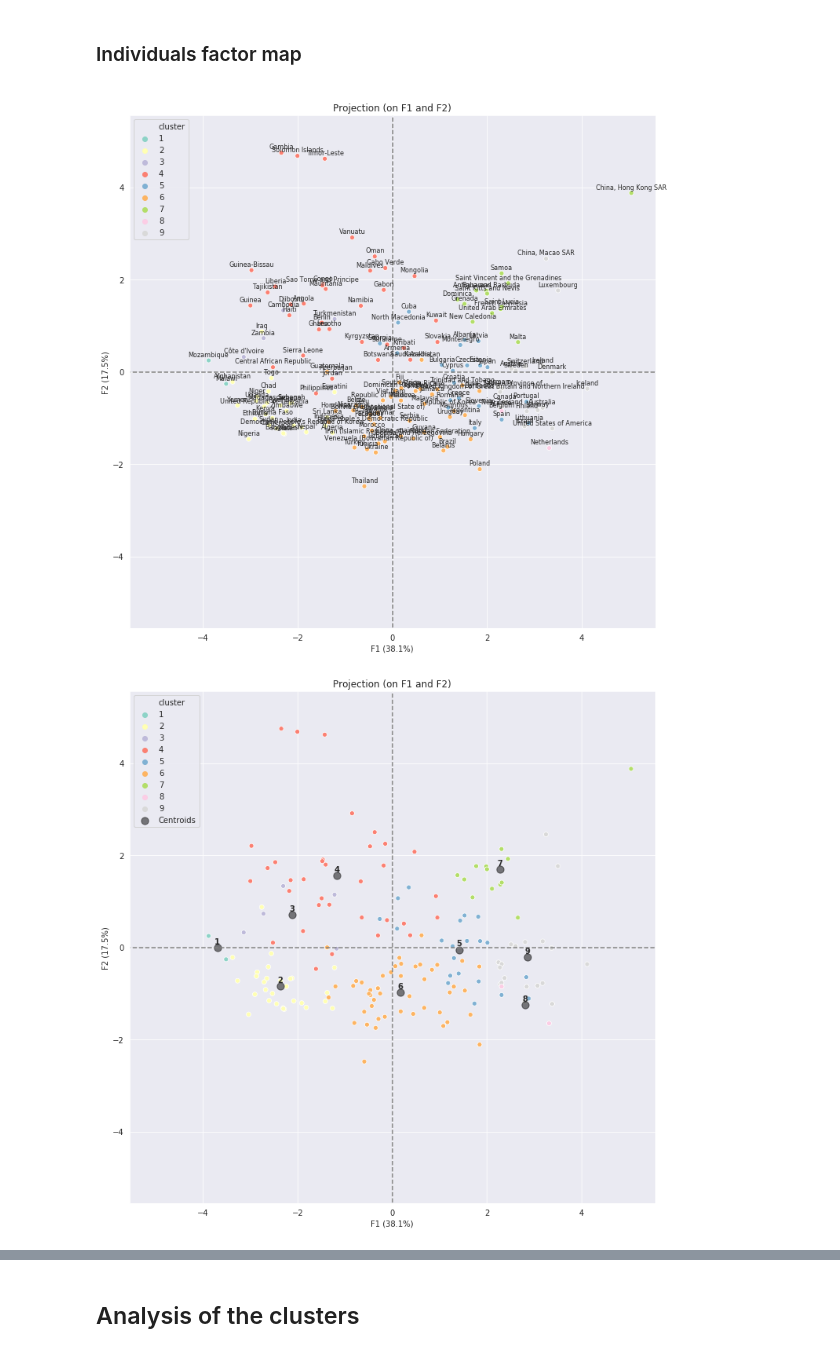
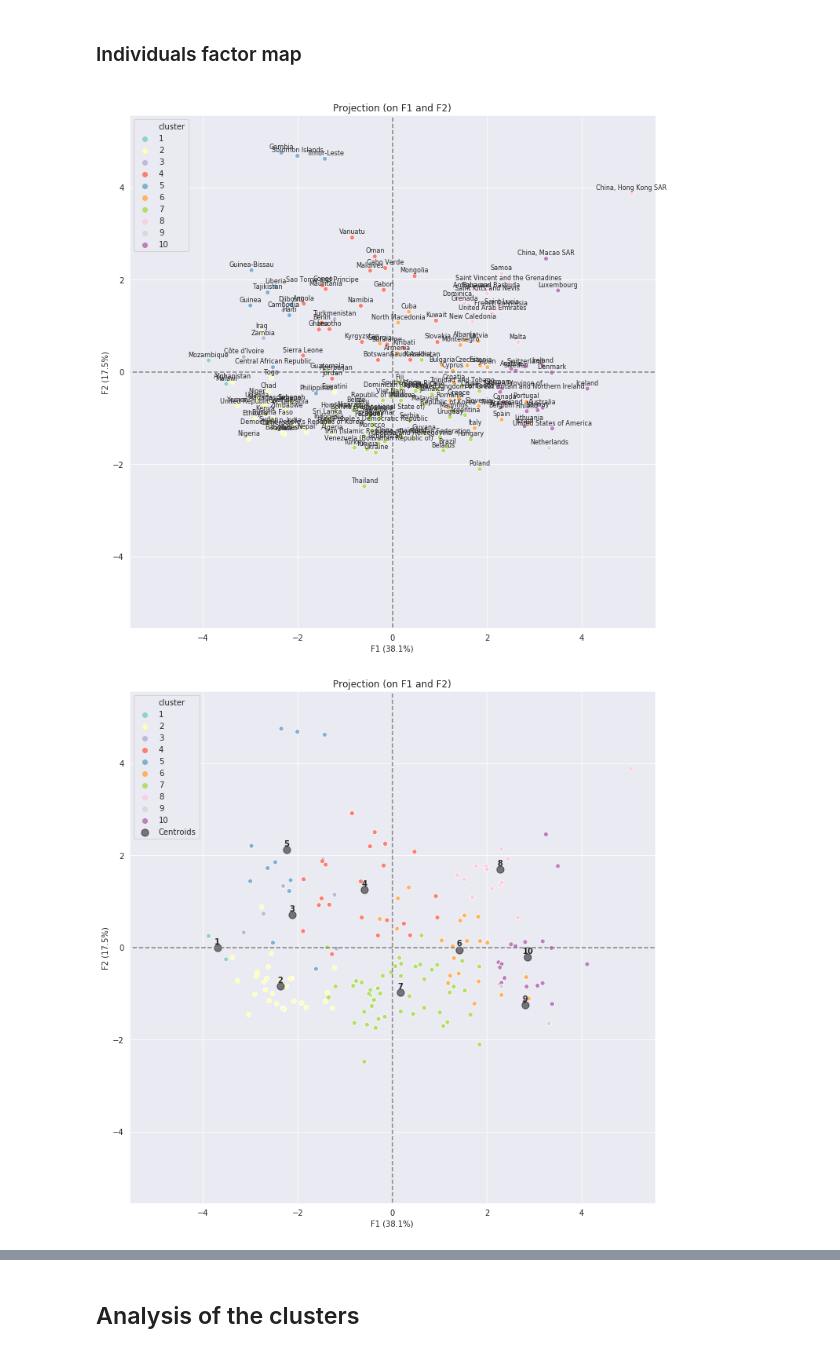
Before and after one commit to Michael-Orange/MarketStudy_ChickenExports_OC, a Jupyter notebook: P5_analysis.ipynb, the cells around one changed output, grey strips where cells are left out. Drawn from its saved outputs; the diff is of its cells as text; code cells hidden in the pictures.

```diff
--- a/P5_analysis.ipynb
+++ b/P5_analysis.ipynb
@@ -262,5 +277,5 @@ plot_dendrogram(Z, names)
 # %%
-num_clusters = 9
+num_clusters = 10
 # %%
 clusters = hierarchy.fcluster(Z, num_clusters, criterion='maxclust')
 # %%
@@ -349,9 +366,14 @@ F1: Level of development
 # %% [markdown]
 <h3>Individuals factor map</h3><a id='map'></a>
 # %%
-display_factorial_planes(X_projected, n_comp, pca,[(0,1)], labels=names, illustrative_var=df_X_projected.cluster)
-display_factorial_planes(X_projected, n_comp, pca,[(0,1)], illustrative_var=df_X_projected.cluster)
-display_factorial_planes(X_projected, n_comp, pca,[(0,1)], labels=names, illustrative_var=df_X_projected.cluster, lims=(-0.25,5,-0.25,3.5))
+fig1 = display_factorial_planes(X_projected, n_comp, pca,[(0,1)], labels=names, illustrative_var=df_X_projected.cluster)
+fig1.savefig('data/output_graphics/projectionF1F2')
+
+fig2 = display_factorial_planes(X_projected, n_comp, pca,[(0,1)], illustrative_var=df_X_projected.cluster)
+fig2.savefig('data/output_graphics/centroidsF1F2', transparent=True)
+
+fig3 = display_factorial_planes(X_projected, n_comp, pca,[(0,1)], labels=names, illustrative_var=df_X_projected.cluster, lims=(-0.25,5,-0.25,3.5))
+fig3.savefig('data/output_graphics/zoomF1F2')
 # %% [output]
-[figure, old version]
+[figure, new version]
-[figure, old version]
+[figure, new version]
```
Also changed, not shown: parts of 47 cells of this notebook, 19 other files.
